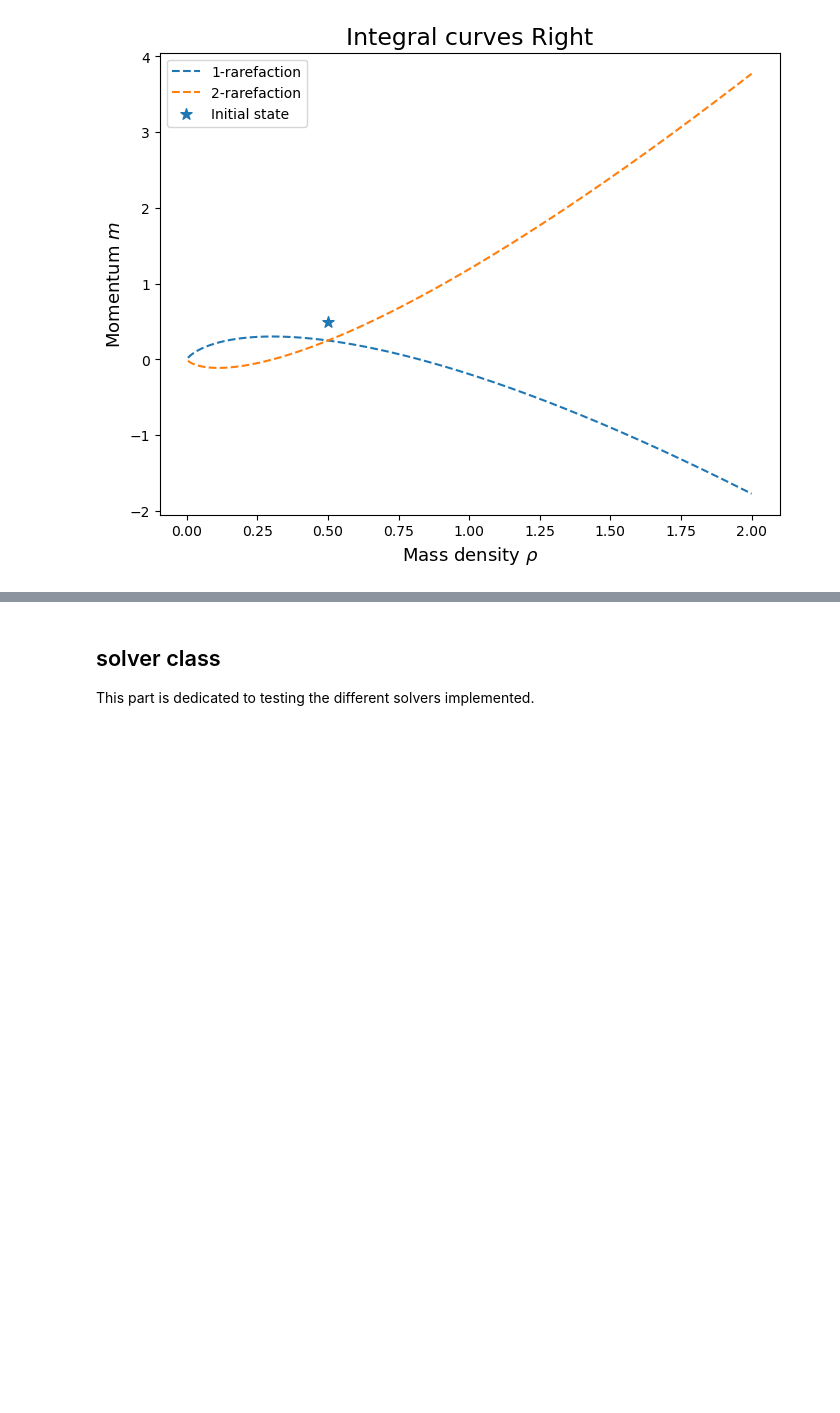
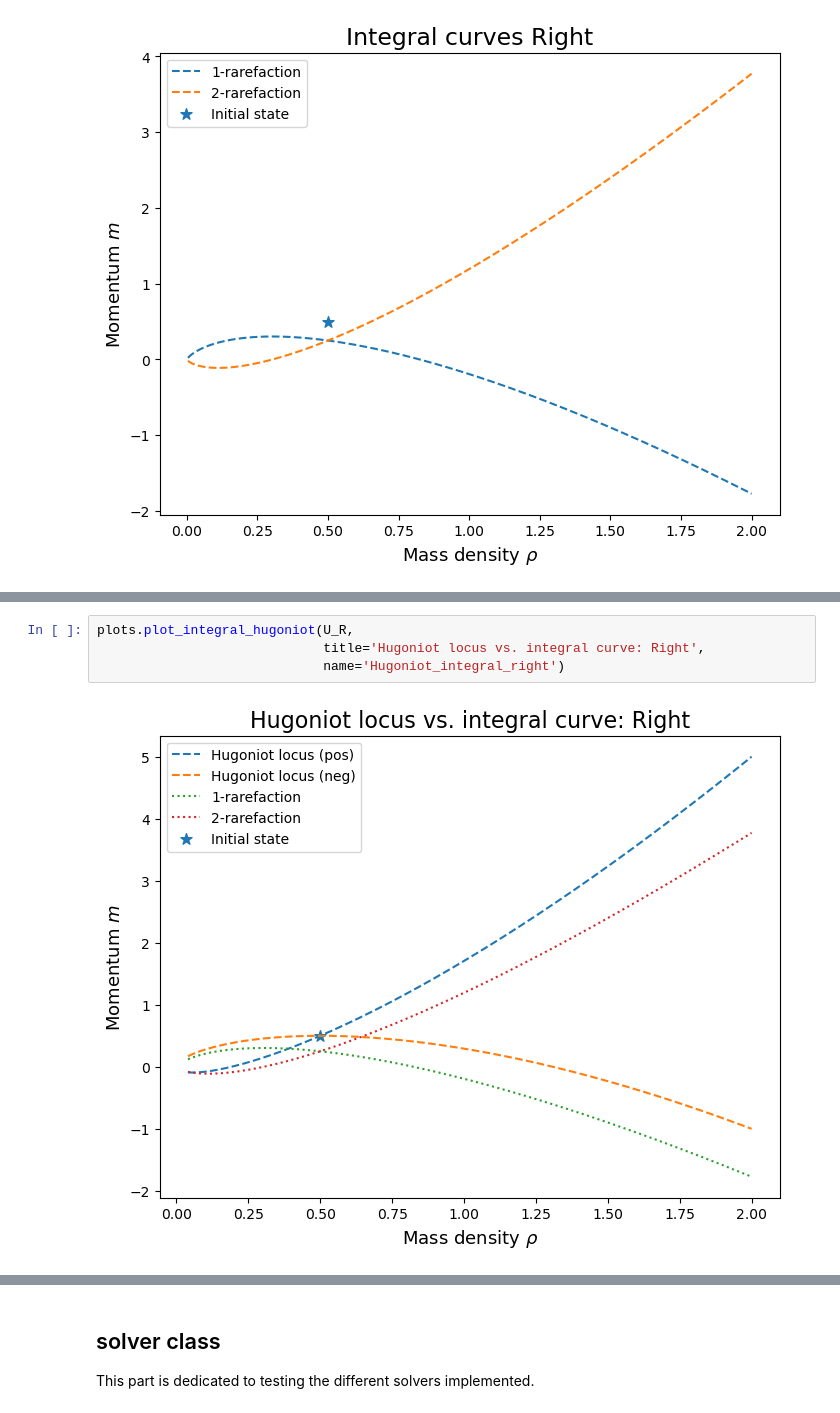
Before and after one commit to BertDepoorter/Individual_CMfAA, a Jupyter notebook: debugging.ipynb, the cells around one changed output, grey strips where cells are left out. Cells and saved outputs as stored; diff of their text form; blank space fills up the shorter version.

```diff
--- a/debugging.ipynb
+++ b/debugging.ipynb
@@ -48,0 +55,6 @@ plots.plot_integral_curves(U_R, title='Integral curves Right')
+# %%
+plots.plot_integral_hugoniot(U_R,
+                             title='Hugoniot locus vs. integral curve: Right',
+                             name='Hugoniot_integral_right')
+# %% [output]
+[figure, added]
```
Also changed, not shown: parts of 2 cells of this notebook, 4 other files.
